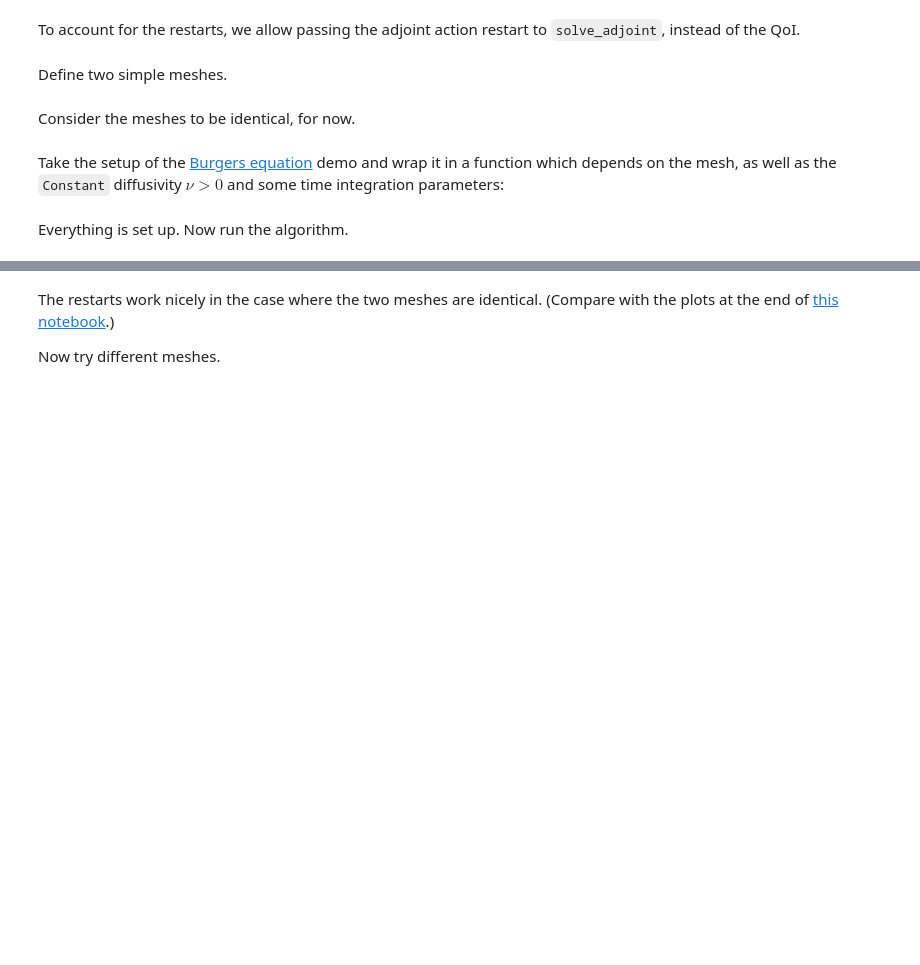
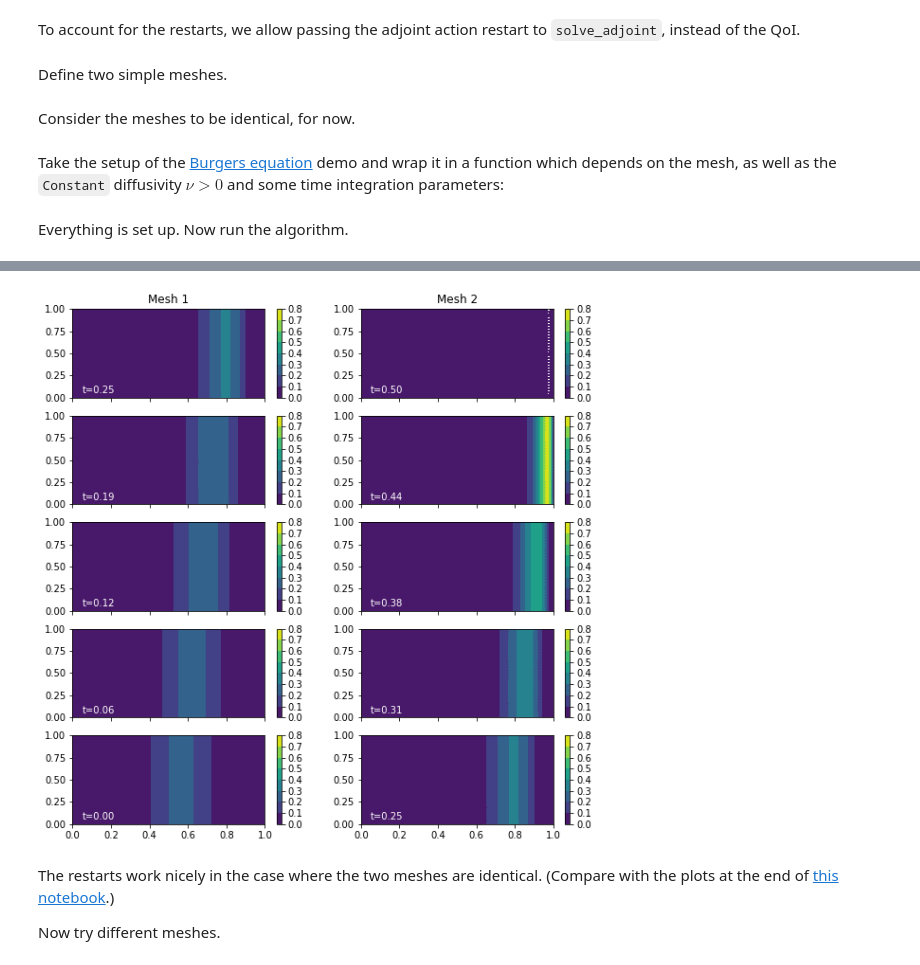
Before and after one commit to jwallwork23/adapt_utils_notebooks, a Jupyter notebook: burgers/burgers_with_restarts.ipynb, the cells around one changed output, grey strips where cells are left out. Saved outputs shown, nothing was run; the diff lists cells and outputs as text; code cells hidden in the pictures; blank space fills up the shorter version.

Commit message:
burgers: plot on same scale

```diff
--- a/burgers/burgers_with_restarts.ipynb
+++ b/burgers/burgers_with_restarts.ipynb
@@ -24,7 +25,7 @@ from firedrake.adjoint.blocks import SolveVarFormBlock
 # %% [markdown]
 To account for the restarts, we allow passing the adjoint action restart to `solve_adjoint`, instead of the QoI.
 # %%
-def solve_adjoint(*args, tape=None):
+def solve_adjoint(seed, tape=None):
     """
     Solver for adjoint problems based on the annotated tape.
 
@@ -33,15 +34,14 @@ def solve_adjoint(*args, tape=None):
       2. the adjoint action of the final time condition for the adjoint problem.
     """
     tape = tape or get_working_tape()
-    if isinstance(args[0], AdjFloat):
-        J = args[0]
+    if isinstance(seed, AdjFloat):
         tape.reset_variables()
-        J.adj_value = 1.0
+        seed.adj_value = 1.0
     else:
         last_block = tape._blocks[-1]
         if len(last_block._outputs) != 1:
             raise NotImplementedError
-        last_block._outputs[0].adj_value = args[0]
+        last_block._outputs[0].adj_value = seed
 
     with stop_annotating():
         tape.evaluate_adj(markings=False)
@@ -93,6 +93,8 @@ def solve_burgers_step(ic, annotate=True, step=0):
         i += 1
 
     return u
+# %%
+levels = np.linspace(0, 0.8, 9)
 # %%
 def run_algorithm(spaces):
     tape = get_working_tape()
@@ -129,21 +131,25 @@ def run_algorithm(spaces):
             solve_adjoint(adjoint_action)
 
             # Plot adjoint solutions
-            fig.colorbar(tricontourf(ic, axes=axs[0, i]), ax=axs[0, i]);
-            axs[0, i].annotate('t={:.2f}'.format((i+1)*end_time/num_meshes), (0.05, 0.05), color='white');
+            tc = tricontourf(ic, axes=axs[0, i], levels=levels)
+            cb = fig.colorbar(tc, ax=axs[0, i])
+            cb.set_ticks(levels)
+            axs[0, i].annotate('t={:.2f}'.format((i+1)*end_time/num_meshes), (0.05, 0.05), color='white')
             solve_blocks = [block for block in tape.get_blocks() if isinstance(block, SolveVarFormBlock)]
             n = len(solve_blocks)
             for j, jj in zip(range(n-timesteps_per_export, -1, -timesteps_per_export), range(1, num_exports+1)):
                 adjoint_solution = solve_blocks[j].adj_sol
-                fig.colorbar(tricontourf(adjoint_solution, axes=axs[jj, i]), ax=axs[jj, i]);
-                axs[jj, i].annotate('t={:.2f}'.format(i*end_time/num_meshes + j*dt), (0.05, 0.05), color='white');
+                tc = tricontourf(adjoint_solution, axes=axs[jj, i], levels=levels)
+                cb = fig.colorbar(tc, ax=axs[jj, i])
+                cb.set_ticks(levels)
+                axs[jj, i].annotate('t={:.2f}'.format(i*end_time/num_meshes + j*dt), (0.05, 0.05), color='white')
 
             # Get adjoint action
             adjoint_action = Function(spaces[i], val=solve_blocks[0]._dependencies[2].adj_value)
             # TODO: Generalise (the index 2 probably won't always work)
+        if i > 0:
+            tape.clear_tape()
 
-        tape.clear_tape()
+    return adjoint_solution.copy(deepcopy=True)
 # %% [markdown]
 Everything is set up. Now run the algorithm.
-# %%
-run_algorithm(function_spaces)
@@ -153,3 +156,7 @@ run_algorithm(function_spaces)
+# %%
+adj_same_mesh = run_algorithm(function_spaces)
+# %% [output]
+[figure, added]
 # %% [markdown]
 The restarts work nicely in the case where the two meshes are identical. (Compare with the plots at the end of [this notebook](https://github.com/firedrakeproject/firedrake/blob/master/docs/notebooks/11-extract-adjoint-solutions.ipynb).)
 
```
Also changed, not shown: parts of 9 cells of this notebook.
